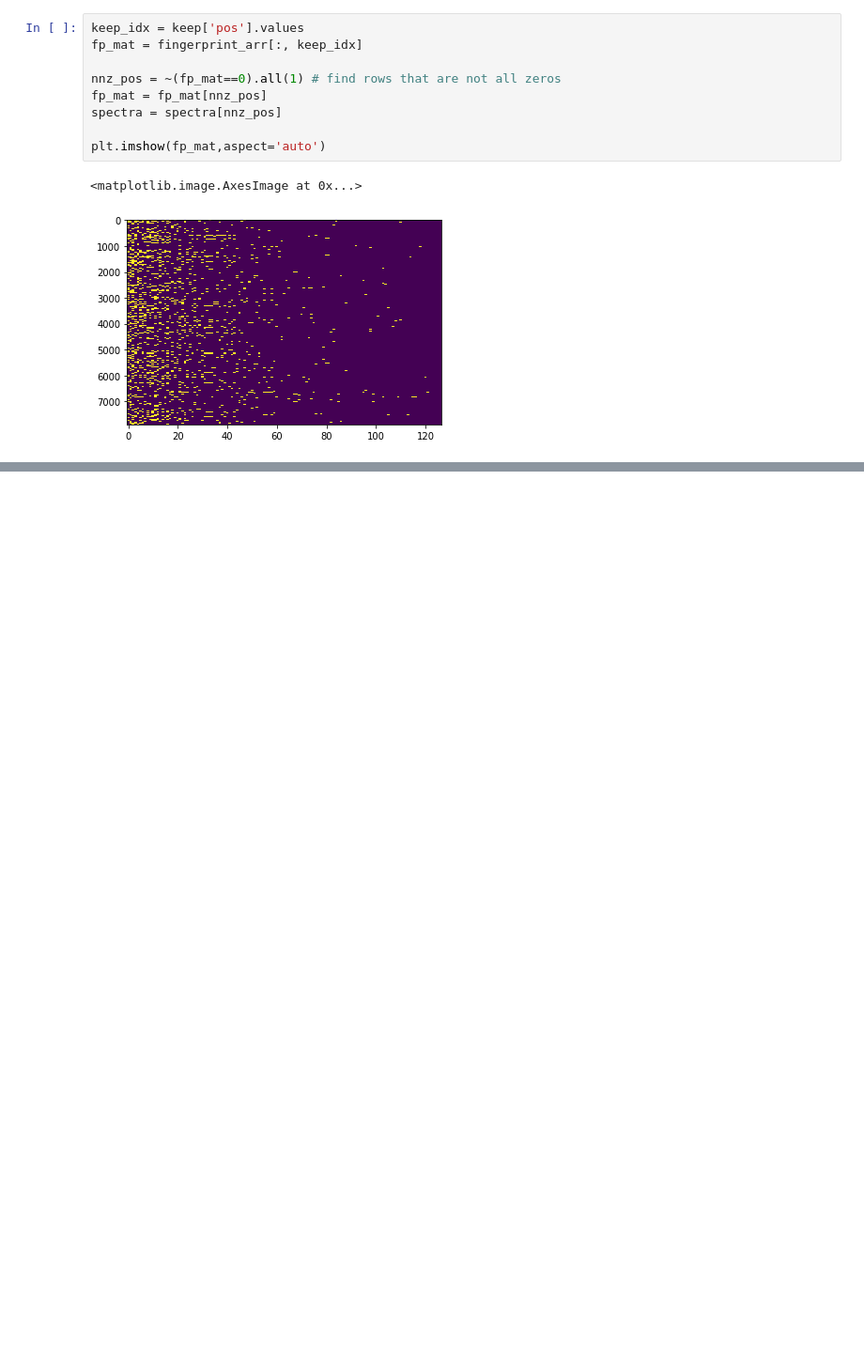
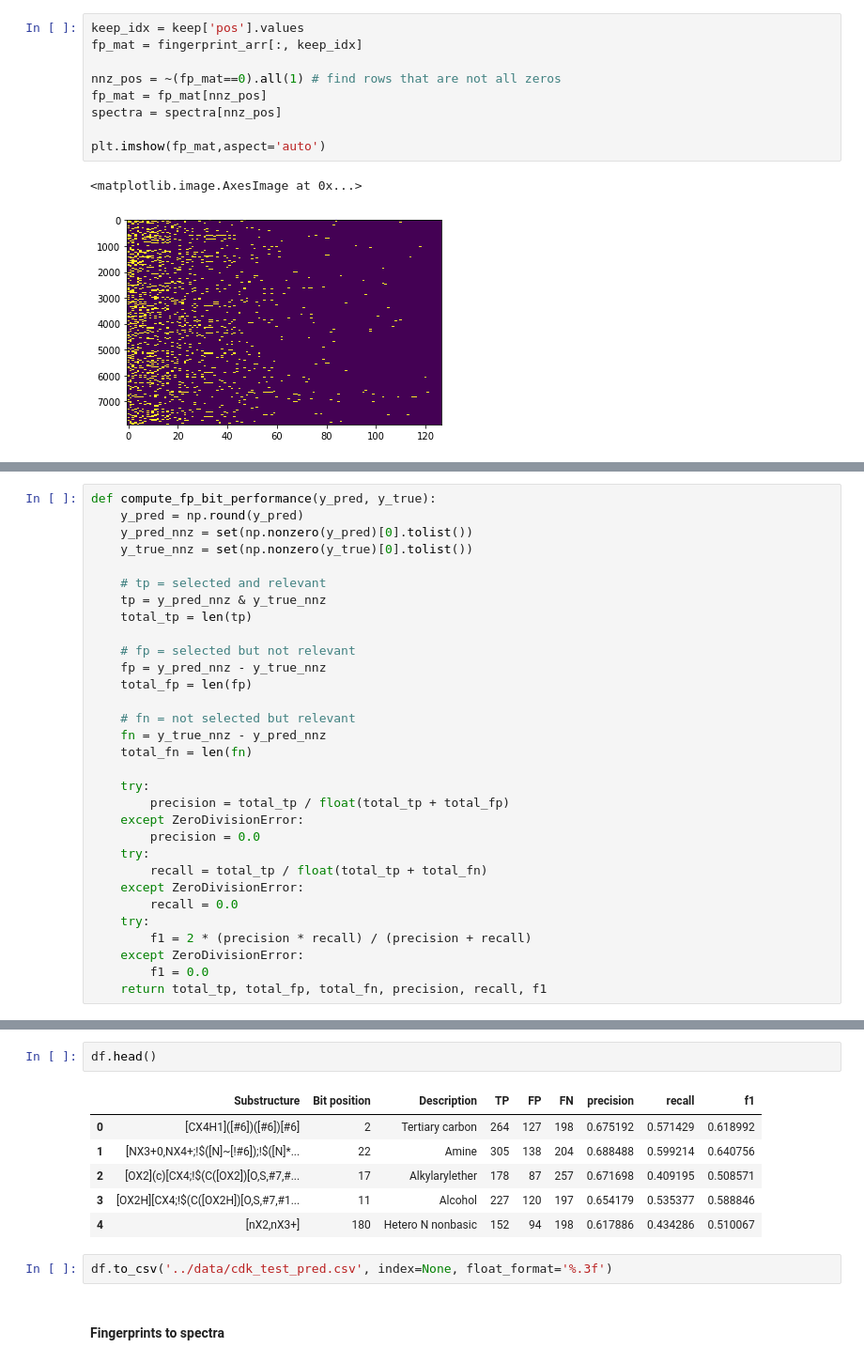
Before and after one commit to joewandy/smiles2spectra, a Jupyter notebook: notebooks/Spectra2Fingerprint.ipynb, the cells around one changed output, grey strips where cells are left out. Shown at 94% size. Cells and saved outputs as stored; diff of their text form; blank space fills up the shorter version.

```diff
--- a/notebooks/Spectra2Fingerprint.ipynb
+++ b/notebooks/Spectra2Fingerprint.ipynb
@@ -286,0 +387,31 @@ Epoch 00033: early stopping
+# %%
+def compute_fp_bit_performance(y_pred, y_true):
+    y_pred = np.round(y_pred)
+    y_pred_nnz = set(np.nonzero(y_pred)[0].tolist())
+    y_true_nnz = set(np.nonzero(y_true)[0].tolist())
+
+    # tp = selected and relevant
+    tp = y_pred_nnz & y_true_nnz
+    total_tp = len(tp)
+
+    # fp = selected but not relevant
+    fp = y_pred_nnz - y_true_nnz
+    total_fp = len(fp)
+
+    # fn = not selected but relevant
+    fn = y_true_nnz - y_pred_nnz
+    total_fn = len(fn)
+
+    try:
+        precision = total_tp / float(total_tp + total_fp)
+    except ZeroDivisionError:
+        precision = 0.0
+    try:
+        recall = total_tp / float(total_tp + total_fn)
+    except ZeroDivisionError:
+        recall = 0.0
+    try:
+        f1 = 2 * (precision * recall) / (precision + recall)
+    except ZeroDivisionError:
+        f1 = 0.0
+    return total_tp, total_fp, total_fn, precision, recall, f1
@@ -286,0 +457,13 @@ Epoch 00033: early stopping
+# %%
+df.head()
+# %% [output]
+|  | Substructure | Bit position | Description | TP | FP | FN | precision | recall | f1 |
+| 0 | [CX4H1]([#6])([#6])[#6] | 2 | Tertiary carbon | 264 | 127 | 198 | 0.675192 | 0.571429 | 0.618992 |
+| 1 | [NX3+0,NX4+;!$([N]~[!#6]);!$([N]*... | 22 | Amine | 305 | 138 | 204 | 0.688488 | 0.599214 | 0.640756 |
+| 2 | [OX2](c)[CX4;!$(C([OX2])[O,S,#7,#... | 17 | Alkylarylether | 178 | 87 | 257 | 0.671698 | 0.409195 | 0.508571 |
+| 3 | [OX2H][CX4;!$(C([OX2H])[O,S,#7,#1... | 11 | Alcohol | 227 | 120 | 197 | 0.654179 | 0.535377 | 0.588846 |
+| 4 | [nX2,nX3+] | 180 | Hetero N nonbasic | 152 | 94 | 198 | 0.617886 | 0.434286 | 0.510067 |
+# %%
+df.to_csv('../data/cdk_test_pred.csv', index=None, float_format='%.3f')
+# %% [markdown]
+#### Fingerprints to spectra
```
Also changed, not shown: parts of 42 cells of this notebook, 1 other file.
